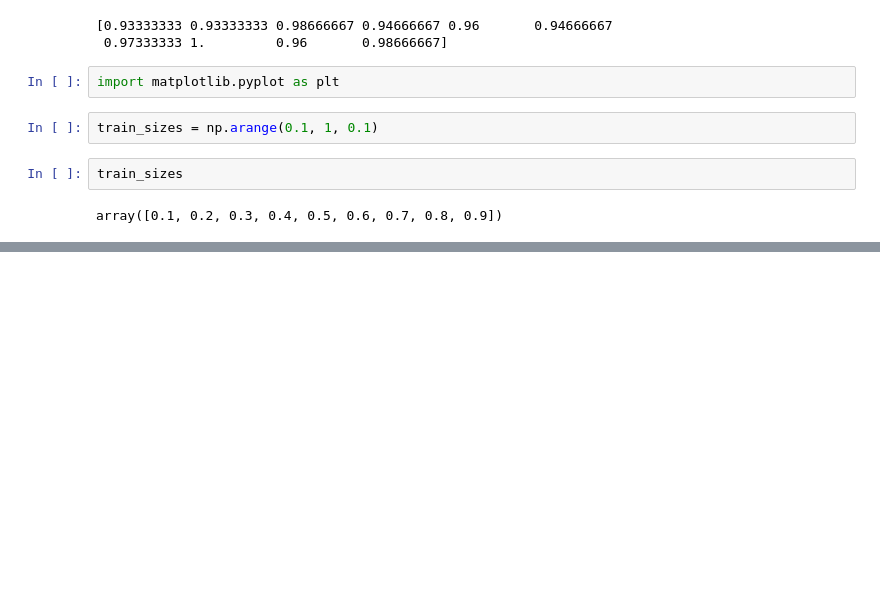
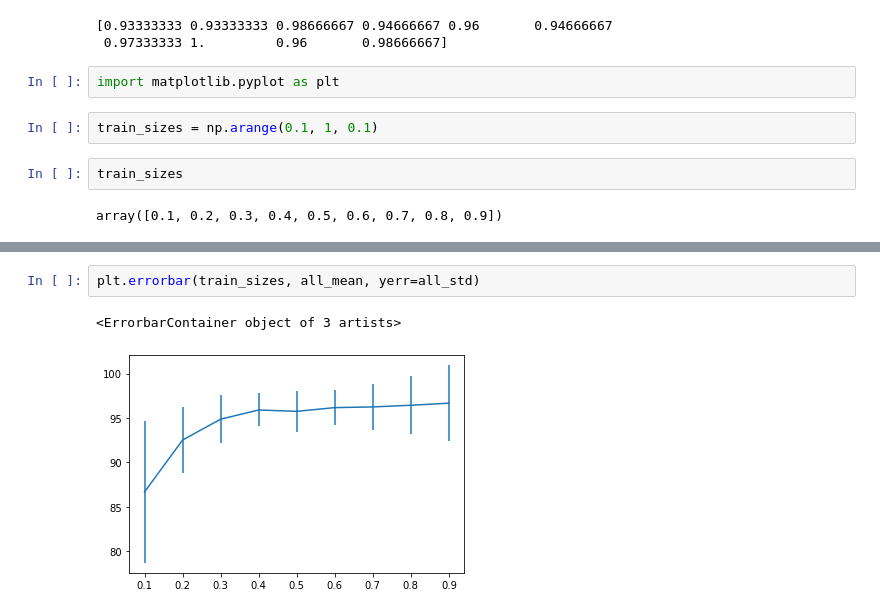
Before and after one commit to ducksfrogs/udemyScipy, a Jupyter notebook: first_iris.ipynb, the cells around one changed output, grey strips where cells are left out. Saved outputs shown, nothing was run; the diff lists cells and outputs as text; blank space fills up the shorter version.

```diff
--- a/first_iris.ipynb
+++ b/first_iris.ipynb
@@ -138,0 +155,5 @@ train_size  0.6%: 0.96 +- 0.02
+# %%
+plt.errorbar(train_sizes, all_mean, yerr=all_std)
+# %% [output]
+<ErrorbarContainer object of 3 artists>
+[figure, added]
```
Also changed, not shown: parts of 5 cells of this notebook, 7 other files.
